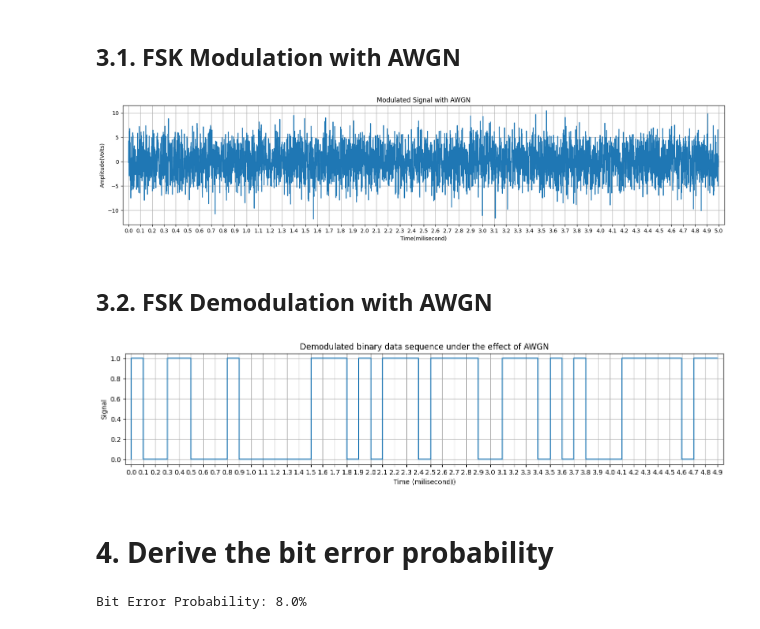
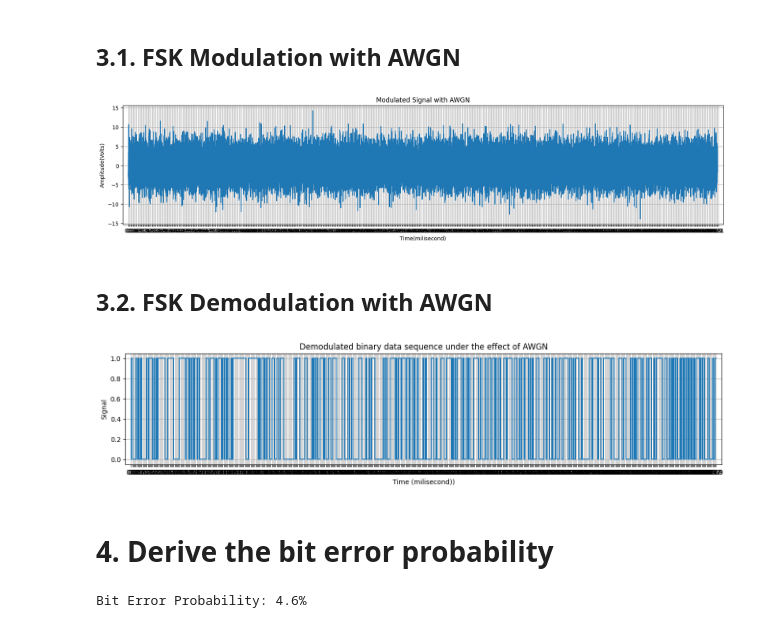
Before and after one commit to nguyen-tuan-hiep/Introduction-to-Communication-Engineering, a Jupyter notebook: FSK_new.ipynb, the cells around one changed output. Saved outputs shown, nothing was run; the diff lists cells and outputs as text; code cells hidden in the pictures.

```diff
--- a/FSK_new.ipynb
+++ b/FSK_new.ipynb
@@ -9,7 +10,7 @@ import matplotlib.pyplot as plt
 # %%
 
 np.random.seed(42)   # Seed for random number generator
-x = np.random.randint(2, size = 50)   # Binary information as stream of bits (binary signal 0 or 1)
+x = np.random.randint(2, size = 500)   # Binary information as stream of bits (binary signal 0 or 1)
 n = len(x)          # Number of bits
 Tb = 0.0001;        # Data rate = 1MHz i.e., bit period (second)
 nb = 100;           # Number of samples per bit
@@ -90,7 +91,7 @@ plt.show()
 ## Demodulated binary data
 # %%
 # function to demodulate the signal
-def demodulate(mod, c1, c2, nb):
+def demodulate(mod):
     demod=np.empty(shape=n, dtype=int)
     for i in range(0, n*nb, nb):
         I1 = np.trapz(mod[i:i+nb]*c1[i:i+nb])
@@ -124,6 +129,7 @@ plt.grid(True)
 # %%
 
 # add Gaussian noise with zero mean and variance N0/2 to the transmitted waveform
+N0=18
 mean = 0
 standard_deviation = 3
 noise = np.random.normal(mean, standard_deviation, len(mod))
@@ -141,30 +147,30 @@ plt.title('Modulated Signal with AWGN')
 plt.margins(x=0.01, y=0.05)
 plt.show()
 # %% [output]
-[figure, old version]
+[figure, new version]
 # %% [markdown]
 ## 3.2. FSK Demodulation with AWGN
 # %%
 # demodulate the signal with AWGN
-demod_noise = demodulate(mod_noise, c1, c2, nb)
+demod_noise = demodulate(mod_noise)
 
 # plot the demodulated binary data sequence under the effect of AWGN
 plt.figure(figsize = (16, 3))
 plt.title('Demodulated binary data sequence under the effect of AWGN')
 plt.xticks(1000*np.arange(0,Tb*n,Tb))
 plt.xlabel('Time (milisecond))')
 plt.ylabel('Signal')
 plt.step(1000*np.arange(0,Tb*n,Tb), demod_noise)
 plt.grid(True)
 plt.margins(x=0.01, y=0.05)
 plt.show()
 # %% [output]
-[figure, old version]
+[figure, new version]
 # %% [markdown]
 # 4. Derive the bit error probability
 # %%
 error_bits = np.count_nonzero(demod_noise - x)
-Pb = error_bits / len(x) * 100
-print(f"Bit Error Probability: {Pb}%")
+Pb = error_bits / len(x)
+print(f"Bit Error Probability: {Pb*100}%")
 # %% [output]
-Bit Error Probability: 8.0%
+Bit Error Probability: 4.6%
```
Also changed, not shown: parts of 8 cells of this notebook.
